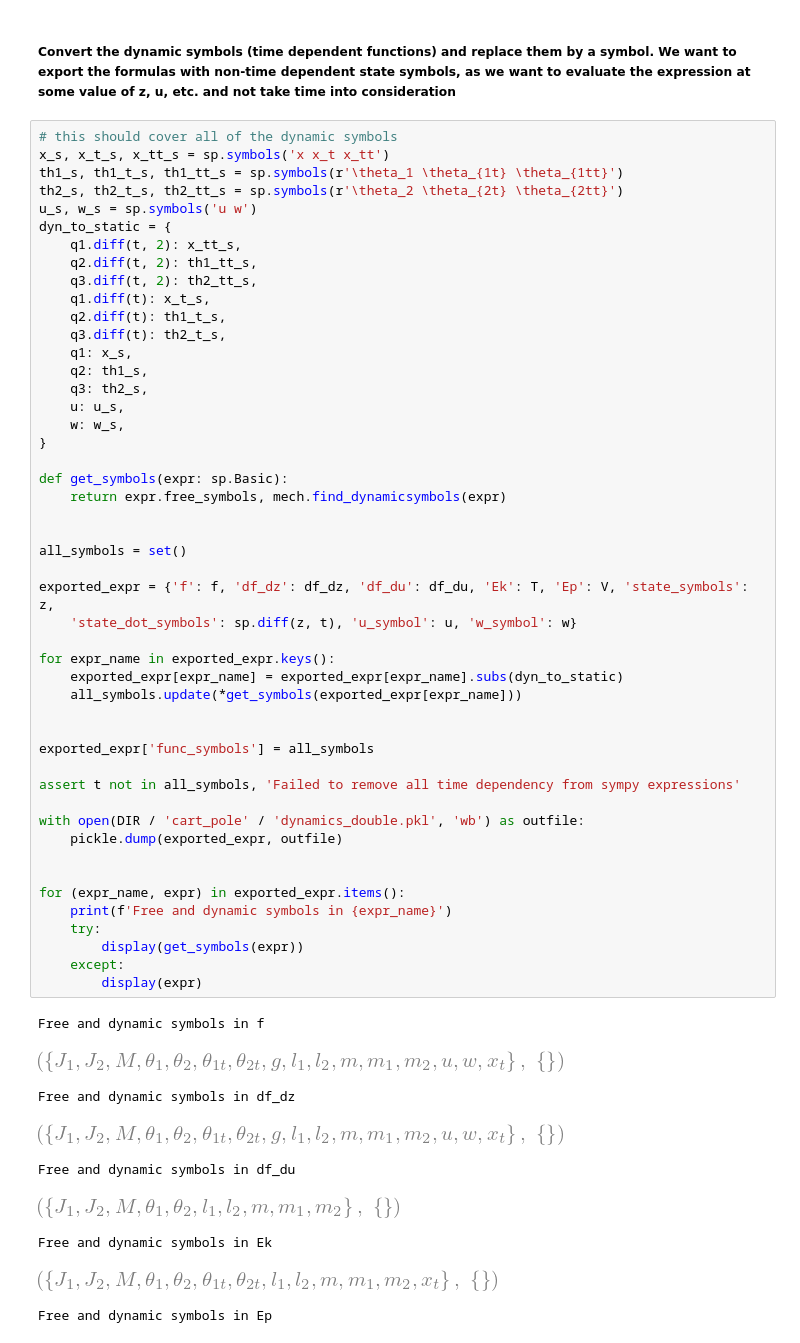
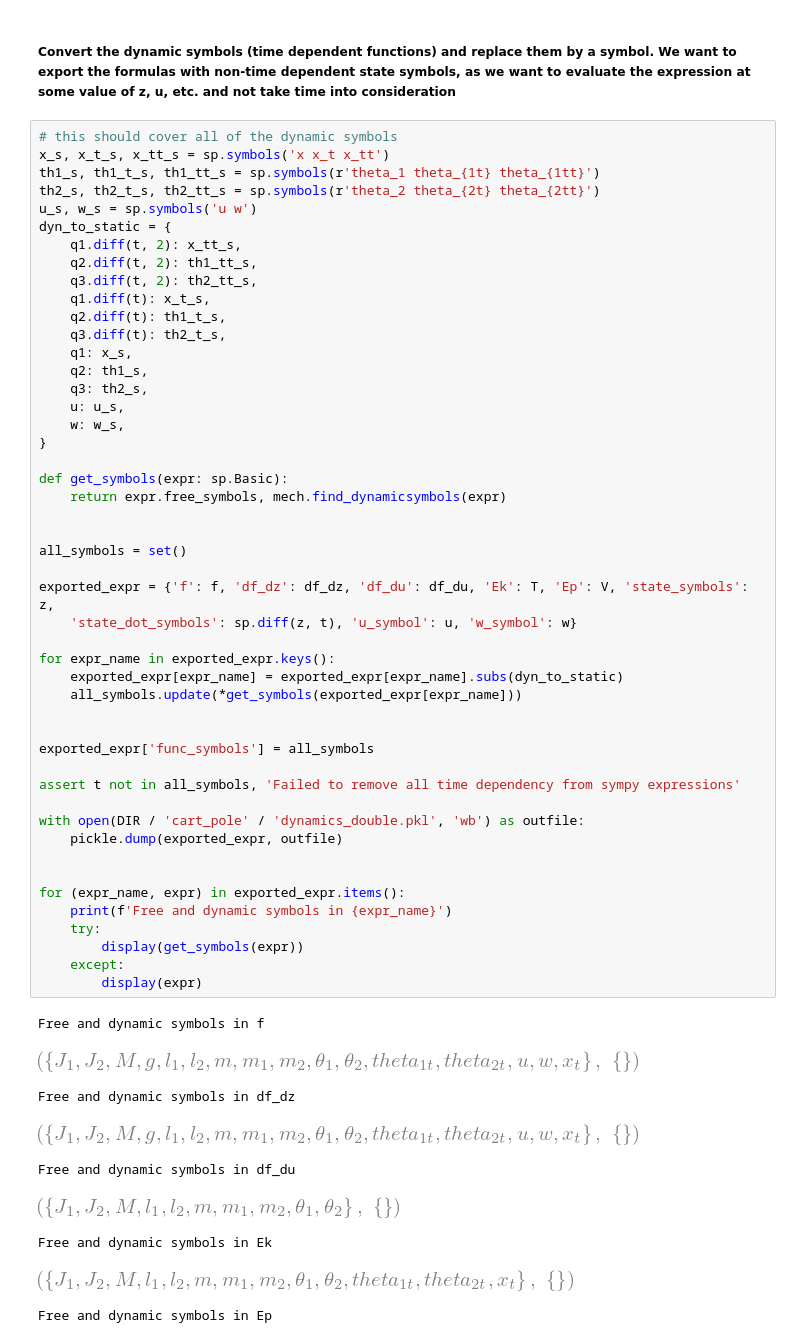
Before and after one commit to Martin-Ansteensen/cart-pole, a Jupyter notebook: dynamics_double.ipynb, the cells around one changed output. Saved outputs shown, nothing was run; the diff lists cells and outputs as text.

```diff
--- a/dynamics_double.ipynb
+++ b/dynamics_double.ipynb
@@ -200,8 +200,8 @@ $\displaystyle \Large \frac{g l_{1} m_{1} \cos{\left(\theta_{1} \right)}}{2} + g
 # %%
 # this should cover all of the dynamic symbols
 x_s, x_t_s, x_tt_s = sp.symbols('x x_t x_tt')
-th1_s, th1_t_s, th1_tt_s = sp.symbols(r'\theta_1 \theta_{1t} \theta_{1tt}')
-th2_s, th2_t_s, th2_tt_s = sp.symbols(r'\theta_2 \theta_{2t} \theta_{2tt}')
+th1_s, th1_t_s, th1_tt_s = sp.symbols(r'theta_1 theta_{1t} theta_{1tt}')
+th2_s, th2_t_s, th2_tt_s = sp.symbols(r'theta_2 theta_{2t} theta_{2tt}')
 u_s, w_s = sp.symbols('u w')
 dyn_to_static = {
     q1.diff(t, 2): x_tt_s,
@@ -220,38 +220,38 @@ dyn_to_static = {
 def get_symbols(expr: sp.Basic):
     return expr.free_symbols, mech.find_dynamicsymbols(expr)
 
 
 all_symbols = set()
 
 exported_expr = {'f': f, 'df_dz': df_dz, 'df_du': df_du, 'Ek': T, 'Ep': V, 'state_symbols': z,
     'state_dot_symbols': sp.diff(z, t), 'u_symbol': u, 'w_symbol': w}
 
 for expr_name in exported_expr.keys():
     exported_expr[expr_name] = exported_expr[expr_name].subs(dyn_to_static)
     all_symbols.update(*get_symbols(exported_expr[expr_name]))
 
 
 exported_expr['func_symbols'] = all_symbols
 
 assert t not in all_symbols, 'Failed to remove all time dependency from sympy expressions'
 
 with open(DIR / 'cart_pole' / 'dynamics_double.pkl', 'wb') as outfile:
     pickle.dump(exported_expr, outfile)
 
 
 for (expr_name, expr) in exported_expr.items():
     print(f'Free and dynamic symbols in {expr_name}')
     try:
         display(get_symbols(expr))
     except:
         display(expr)
 # %% [output]
 Free and dynamic symbols in f
-[figure, old version]
+[figure, new version]
 Free and dynamic symbols in df_dz
-[figure, old version]
+[figure, new version]
 Free and dynamic symbols in df_du
-[figure, old version]
+[figure, new version]
 Free and dynamic symbols in Ek
-[figure, old version]
+[figure, new version]
 Free and dynamic symbols in Ep
```
Also changed, not shown: parts of 1 cell of this notebook, 5 other files.
